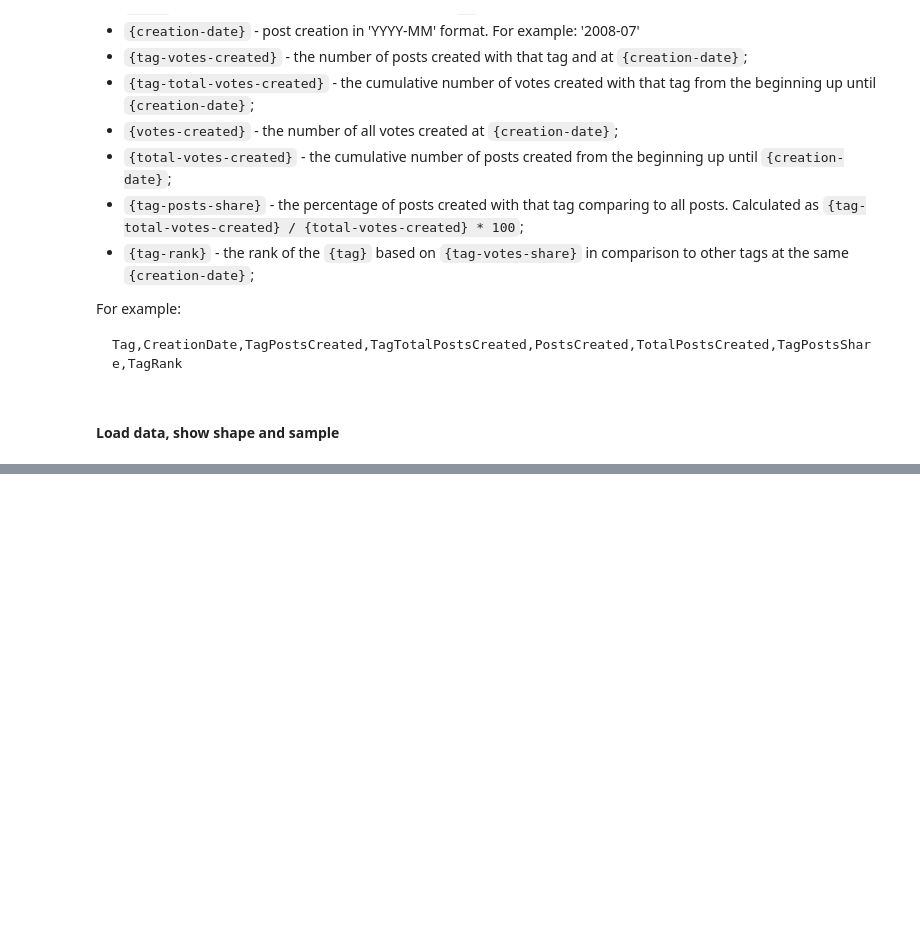
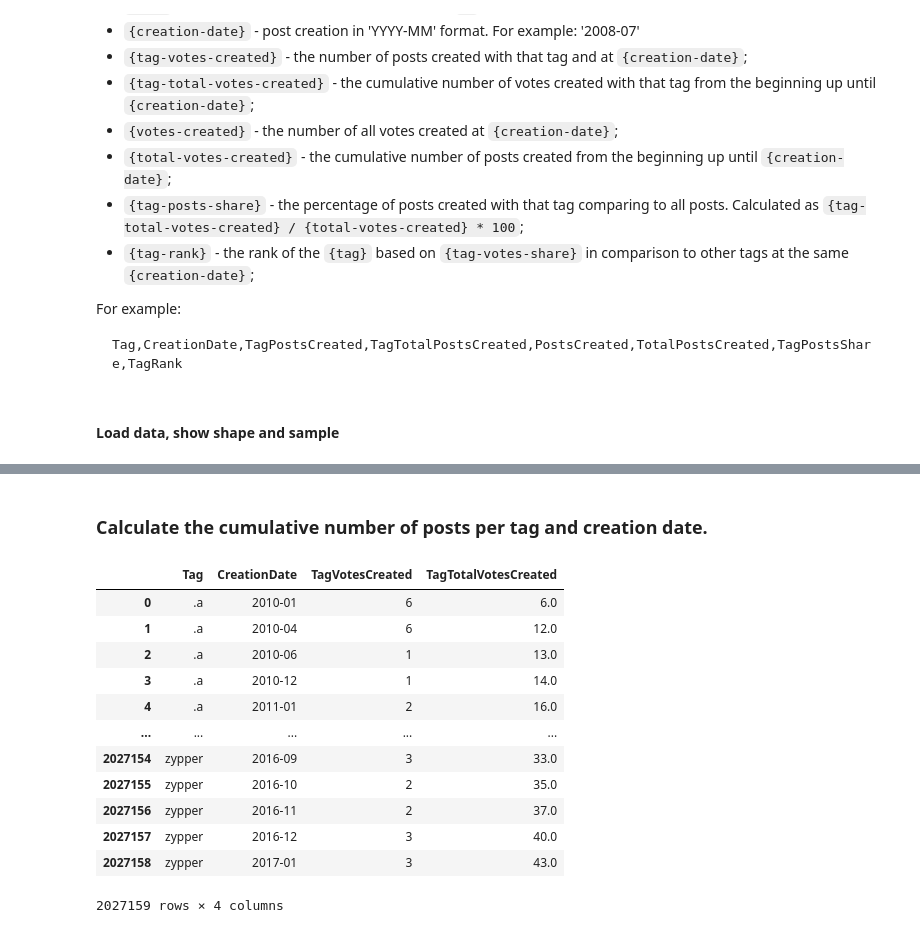
Before and after one commit to IvannKurchenko/blog-exploring-so-tags-trends, a Jupyter notebook: #5_calculate_votes_trends.ipynb, the cells around one changed output, grey strips where cells are left out. Saved outputs shown, nothing was run; the diff lists cells and outputs as text; code cells hidden in the pictures; blank space fills up the shorter version.

```diff
--- a/#5_calculate_votes_trends.ipynb
+++ b/#5_calculate_votes_trends.ipynb
@@ -35,0 +94,5 @@ from config import get_file_path
+# %%
+up_votes_year_month_df = up_votes_df.copy()
+up_votes_year_month_df['CreationDateNew'] = pd.to_datetime(up_votes_df['CreationDate']).dt.strftime('%Y-%m')
+up_votes_df = up_votes_year_month_df.drop(['CreationDate'], axis=1).rename(columns={'CreationDateNew': 'CreationDate'})
+up_votes_df
@@ -44,10 +133,12 @@ votes_df
 # %%
-vote_creation_trends_df = pd.merge(
+vote_tag_df = pd.merge(
     posts_tag_df,
-    votes_df,
+    up_votes_df,
     left_on='Id',
     right_on='PostId',
     how='inner',
     suffixes=('_Post', '_Vote')
-)
-vote_creation_trends_df
+)[['Tag', 'CreationDate_Vote']].\
+rename(columns={'CreationDate_Vote': 'CreationDate'})
+
+vote_tag_df
@@ -53,0 +161,6 @@ vote_creation_trends_df
+# %%
+tag_votes_created_df = vote_tag_df.groupby(['Tag', 'CreationDate'], as_index=False).\
+    size().\
+    rename(columns={'size': 'TagVotesCreated'}).\
+    sort_values(by=['Tag', 'CreationDate'])
+tag_votes_created_df
@@ -53,0 +181,25 @@ vote_creation_trends_df
+# %% [markdown]
+### Calculate the cumulative number of posts per tag and creation date.
+# %%
+tag_total_votes_created_sequence = tag_votes_created_df.groupby('Tag')['TagVotesCreated']. \
+    expanding(). \
+    sum(). \
+    reset_index(level=0, drop=True)
+
+tag_total_votes_created_df = tag_votes_created_df.copy()
+tag_total_votes_created_df = tag_total_votes_created_df.assign(TagTotalVotesCreated=tag_total_votes_created_sequence)
+tag_total_votes_created_df
+# %% [output]
+|  | Tag | CreationDate | TagVotesCreated | TagTotalVotesCreated |
+| 0 | .a | 2010-01 | 6 | 6.0 |
+| 1 | .a | 2010-04 | 6 | 12.0 |
+| 2 | .a | 2010-06 | 1 | 13.0 |
+| 3 | .a | 2010-12 | 1 | 14.0 |
+| 4 | .a | 2011-01 | 2 | 16.0 |
+| ... | ... | ... | ... | ... |
+| 2027154 | zypper | 2016-09 | 3 | 33.0 |
+| 2027155 | zypper | 2016-10 | 2 | 35.0 |
+| 2027156 | zypper | 2016-11 | 2 | 37.0 |
+| 2027157 | zypper | 2016-12 | 3 | 40.0 |
+| 2027158 | zypper | 2017-01 | 3 | 43.0 |
+2027159 rows × 4 columns
```
Also changed, not shown: parts of 17 cells of this notebook, 9 other files.
